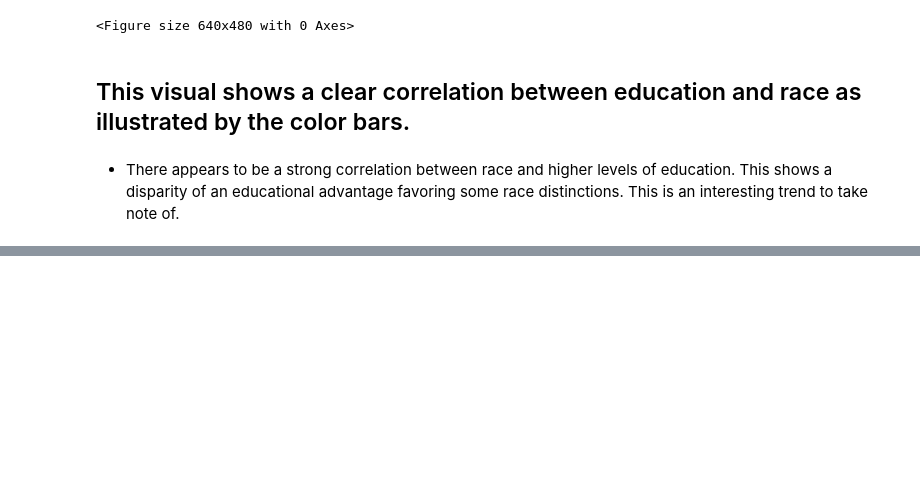
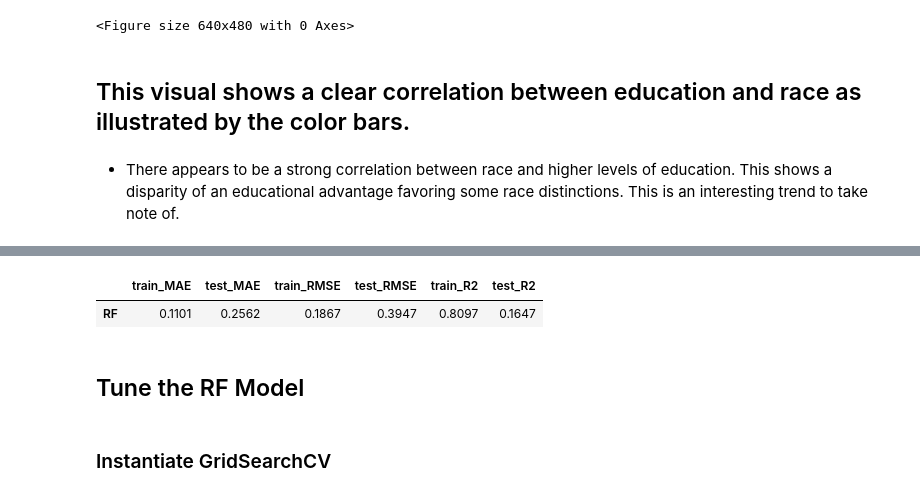
Before and after one commit to BrianArradondo/Project-2-options-Brian-Arradondo.ipynb, a Jupyter notebook: Project_2_Adult_Income_Brian_Arradondo.ipynb, the cells around one changed output, grey strips where cells are left out. Drawn from its saved outputs; the diff is of its cells as text; code cells hidden in the pictures; blank space fills up the shorter version.

```diff
--- a/Project_2_Adult_Income_Brian_Arradondo.ipynb
+++ b/Project_2_Adult_Income_Brian_Arradondo.ipynb
@@ -620,0 +696,5 @@ plt.show()
+# %%
+preprocessor = make_column_transformer(num_tuple,
+                                       cat_tuple,
+                                       remainder='drop',
+                                       verbose_feature_names_out=False)
@@ -620,0 +703,2 @@ plt.show()
+# %%
+preprocessor.fit(X_train)
@@ -620,0 +754,45 @@ plt.show()
+# %%
+## Create a function to take the true and predicted values
+## and print MAE, MSE, RMSE, and R2 metrics
+def model_metrics(pipe, X_train, y_train, X_test, y_test,
+                       model_name='Regression Model'):
+
+  """Takes a regression model, training features and target and testing
+  features and target.
+  Returns a dataframe of regression metrics"""
+
+  ## Predictions
+  train_pred = pipe.predict(X_train)
+  test_preds = pipe.predict(X_test)
+
+  metrics = ['train_MAE','test_MAE',
+             'train_RMSE', 'test_RMSE',
+             'train_R2', 'test_R2']
+
+  ## Train
+  train_mae = round(mean_absolute_error(y_train, train_pred),4)
+  train_rmse = round(np.sqrt(mean_squared_error(y_train, train_pred)),4)
+  train_r2 = round(r2_score(y_train, train_pred),4)
+
+  ## Test
+  test_mae = round(mean_absolute_error(y_test, test_preds),4)
+  test_rmse = round(np.sqrt(mean_squared_error(y_test, test_preds)),4)
+  test_r2 = round(r2_score(y_test, test_preds),4)
+
+  ## Output Dataframe
+  scores = pd.DataFrame(columns=metrics, index=[f'{model_name}'])
+  scores.loc[f'{model_name}', :] = [train_mae, test_mae,
+                                          train_rmse, test_rmse,
+                                          train_r2, test_r2]
+
+  return scores
+# %%
+rf_scores = model_metrics(rf_pipe,X_train,y_train,X_test, y_test, model_name= "RF")
+rf_scores
+# %% [output]
+|  | train_MAE | test_MAE | train_RMSE | test_RMSE | train_R2 | test_R2 |
+| RF | 0.1101 | 0.2562 | 0.1867 | 0.3947 | 0.8097 | 0.1647 |
+# %% [markdown]
+## Tune the RF Model
+# %% [markdown]
+### Instantiate GridSearchCV
```
Also changed, not shown: parts of 30 cells of this notebook.
